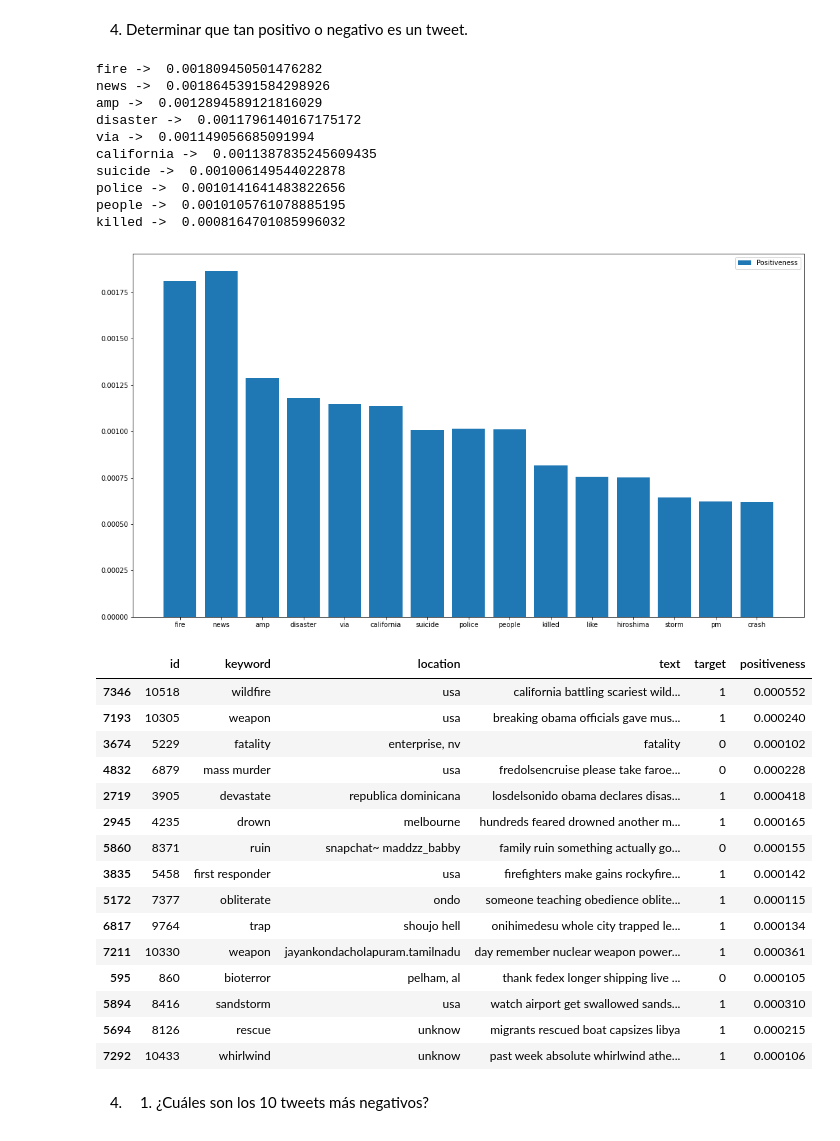
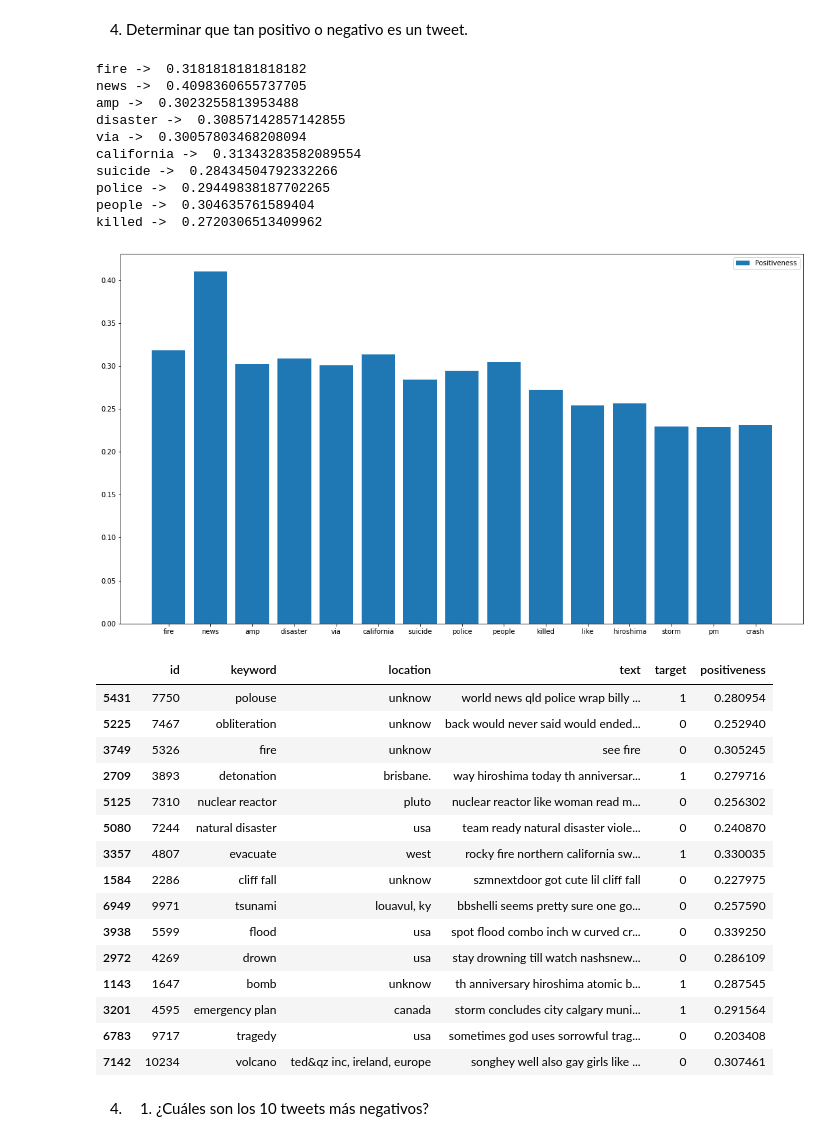
Before and after one commit to lauratamath/HDT5_Data, a Jupyter notebook: HDT5.ipynb, the cells around one changed output. Drawn from its saved outputs; the diff is of its cells as text; code cells hidden in the pictures.

Commit message:
Minor fix to positiveness calculation

```diff
--- a/HDT5.ipynb
+++ b/HDT5.ipynb
@@ -565,9 +565,11 @@ for posi in tenPosWords:
     # Calculate positiveness
     if positiveFreq > negativeFreq: # More positive than negative
       # Multiply frequency over category per quantity over other category
-      positiveness = (positiveFreq/totalPositiveFrequency) * ((positiveFreq - negativeFreq)/(positiveFreq + negativeFreq))
+      # positiveness = (positiveFreq/totalPositiveFrequency) * ((positiveFreq - negativeFreq)/(positiveFreq + negativeFreq))
+      positiveness = (positiveFreq - negativeFreq)/(positiveFreq + negativeFreq)
     elif negativeFreq > positiveFreq:  # More negative than positive
-      positiveness = - (positiveFreq/totalPositiveFrequency) * ((positiveFreq - negativeFreq)/(positiveFreq + negativeFreq))
+      # positiveness = - (positiveFreq/totalPositiveFrequency) * ((positiveFreq - negativeFreq)/(positiveFreq + negativeFreq))
+      positiveness = - ((positiveFreq - negativeFreq)/(positiveFreq + negativeFreq))
     elif positiveFreq == negativeFreq:  # Neutral - Only count over the total frequency of current category
       if positiveFreq/totalPositiveFrequency > negativeFreq/totalNegativeFrequency: # More frequent in positive tweets
         positiveness = positiveFreq / totalPositiveFrequency
@@ -585,44 +587,44 @@ for posi in tenPosWords:
     posFreq = tenPosFreq[posInd]
     totPosNegFreq.append(posFreq)
 
     # Calculate and add positiveness
     positiveness = posFreq / totalPositiveFrequency
     totPositiveness.append(positiveness)
 
 for nega in tenNegWords:
   if tenPosWords.count(nega) == 0:  # Word is only in negative tweets
     negInd = tenNegWords.index(nega)
     totPosNegWords.append(nega)
 
     # Get and add frequency
     negFreq = tenNegFreq[negInd]
     totPosNegFreq.append(negFreq)
 
     # Calculate and add positiveness
     positiveness = - negFreq / totalNegativeFrequency
     totPositiveness.append(positiveness)
 
 # Show positiveness
 for i in  range(len(totPosNegWords[0:10])):
   print(totPosNegWords[i], "-> ", totPositiveness[i])
 
 # Positivas y negativas
 f, ax = plt.subplots(figsize=(18, 10))
 plt.bar(totPosNegWords[0:15], totPositiveness[0:15], label="Positiveness")
 ax.legend()
 plt.show()
 # %% [output]
-fire ->  0.001809450501476282
-news ->  0.0018645391584298926
-amp ->  0.0012894589121816029
-disaster ->  0.0011796140167175172
-via ->  0.001149056685091994
-california ->  0.0011387835245609435
-suicide ->  0.001006149544022878
-police ->  0.0010141641483822656
-people ->  0.0010105761078885195
-killed ->  0.0008164701085996032
+fire ->  0.3181818181818182
+news ->  0.4098360655737705
+amp ->  0.3023255813953488
+disaster ->  0.30857142857142855
+via ->  0.30057803468208094
+california ->  0.31343283582089554
+suicide ->  0.28434504792332266
+police ->  0.29449838187702265
+people ->  0.304635761589404
+killed ->  0.2720306513409962
-[figure, old version]
+[figure, new version]
 # %%
 testinTrain = train.copy() # inOrder not to modifiy original
 
@@ -650,25 +652,25 @@ for tweet in testinTrain["text"]:
   currentIndex += 1
 
 # Show values significant to certain theta value
-theta = 0.0001
+theta = 0.1
 testinTrain[(testinTrain["positiveness"] > theta) | (testinTrain["positiveness"] < -theta)].sample(15)
 # %% [output]
 |  | id | keyword | location | text | target | positiveness |
-| 7346 | 10518 | wildfire | usa | california battling scariest wild... | 1 | 0.000552 |
-| 7193 | 10305 | weapon | usa | breaking obama officials gave mus... | 1 | 0.000240 |
-| 3674 | 5229 | fatality | enterprise, nv | fatality | 0 | 0.000102 |
-| 4832 | 6879 | mass murder | usa | fredolsencruise please take faroe... | 0 | 0.000228 |
-| 2719 | 3905 | devastate | republica dominicana | losdelsonido obama declares disas... | 1 | 0.000418 |
-| 2945 | 4235 | drown | melbourne | hundreds feared drowned another m... | 1 | 0.000165 |
-| 5860 | 8371 | ruin | snapchat~ maddzz_babby | family ruin something actually go... | 0 | 0.000155 |
-| 3835 | 5458 | first responder | usa | firefighters make gains rockyfire... | 1 | 0.000142 |
-| 5172 | 7377 | obliterate | ondo | someone teaching obedience oblite... | 1 | 0.000115 |
-| 6817 | 9764 | trap | shoujo hell | onihimedesu whole city trapped le... | 1 | 0.000134 |
-| 7211 | 10330 | weapon | jayankondacholapuram.tamilnadu | day remember nuclear weapon power... | 1 | 0.000361 |
-| 595 | 860 | bioterror | pelham, al | thank fedex longer shipping live ... | 0 | 0.000105 |
-| 5894 | 8416 | sandstorm | usa | watch airport get swallowed sands... | 1 | 0.000310 |
-| 5694 | 8126 | rescue | unknow | migrants rescued boat capsizes libya | 1 | 0.000215 |
-| 7292 | 10433 | whirlwind | unknow | past week absolute whirlwind athe... | 1 | 0.000106 |
+| 5431 | 7750 | polouse | unknow | world news qld police wrap billy ... | 1 | 0.280954 |
+| 5225 | 7467 | obliteration | unknow | back would never said would ended... | 0 | 0.252940 |
+| 3749 | 5326 | fire | unknow | see fire | 0 | 0.305245 |
+| 2709 | 3893 | detonation | brisbane. | way hiroshima today th anniversar... | 1 | 0.279716 |
+| 5125 | 7310 | nuclear reactor | pluto | nuclear reactor like woman read m... | 0 | 0.256302 |
+| 5080 | 7244 | natural disaster | usa | team ready natural disaster viole... | 0 | 0.240870 |
+| 3357 | 4807 | evacuate | west | rocky fire northern california sw... | 1 | 0.330035 |
+| 1584 | 2286 | cliff fall | unknow | szmnextdoor got cute lil cliff fall | 0 | 0.227975 |
+| 6949 | 9971 | tsunami | louavul, ky | bbshelli seems pretty sure one go... | 0 | 0.257590 |
+| 3938 | 5599 | flood | usa | spot flood combo inch w curved cr... | 0 | 0.339250 |
+| 2972 | 4269 | drown | usa | stay drowning till watch nashsnew... | 0 | 0.286109 |
+| 1143 | 1647 | bomb | unknow | th anniversary hiroshima atomic b... | 1 | 0.287545 |
+| 3201 | 4595 | emergency plan | canada | storm concludes city calgary muni... | 1 | 0.291564 |
+| 6783 | 9717 | tragedy | usa | sometimes god uses sorrowful trag... | 0 | 0.203408 |
+| 7142 | 10234 | volcano | ted&qz inc, ireland, europe | songhey well also gay girls like ... | 0 | 0.307461 |
 # %% [markdown]
 4. 1. ¿Cuáles son los 10 tweets más negativos?
 # %%
```
Also changed, not shown: parts of 2 cells of this notebook.
